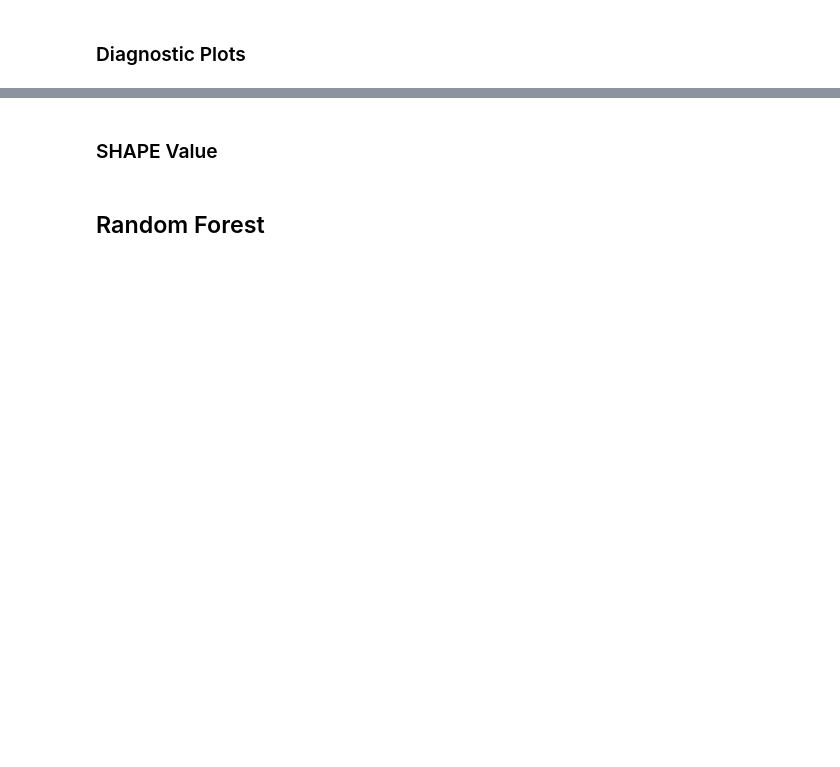
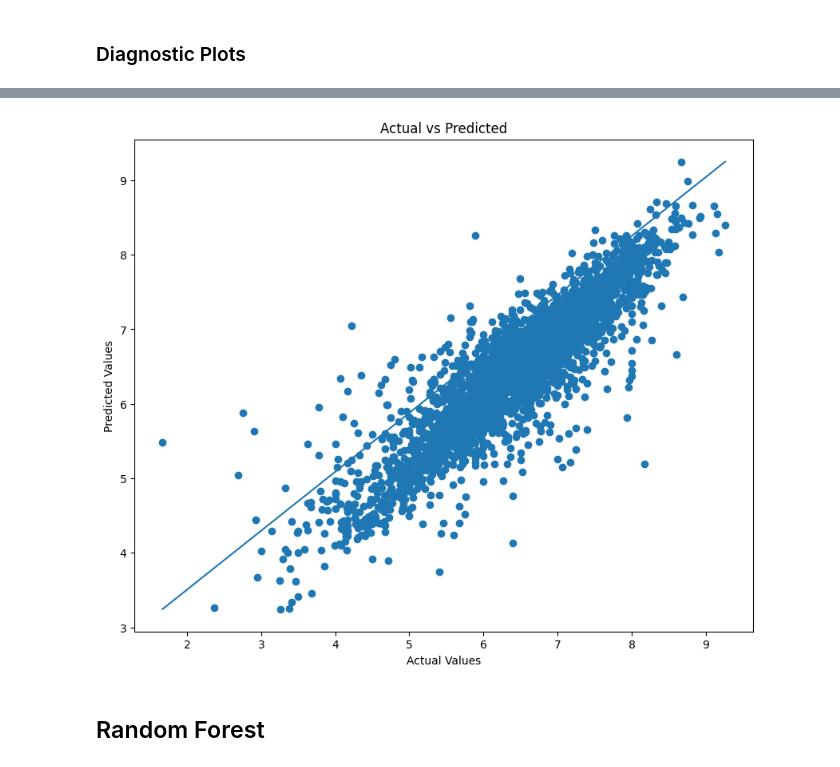
Before and after one commit to do121841/COP_Final_Project, a Jupyter notebook: notebooks/Model_Training.ipynb, the cells around one changed output, grey strips where cells are left out. Cells and saved outputs as stored; diff of their text form; code cells hidden in the pictures; blank space fills up the shorter version.

Commit message:
Added my XGBoost Model & Some Diagnostic Plot

```diff
--- a/notebooks/Model_Training.ipynb
+++ b/notebooks/Model_Training.ipynb
@@ -166,4 +166,14 @@ plt.show()
-# %% [markdown]
-### SHAPE Value
+# %%
+import matplotlib.pyplot as plt
+
+plt.figure(figsize=(10,8))
+plt.scatter(y_test, test_preds)
+plt.plot([y_test.min(), y_test.max()], [test_preds.min(), test_preds.max()])
+plt.xlabel("Actual Values")
+plt.ylabel("Predicted Values")
+plt.title("Actual vs Predicted")
+plt.show()
+# %% [output]
+[figure, added]
 # %% [markdown]
 ## Random Forest
```
Also changed, not shown: parts of 4 cells of this notebook.
